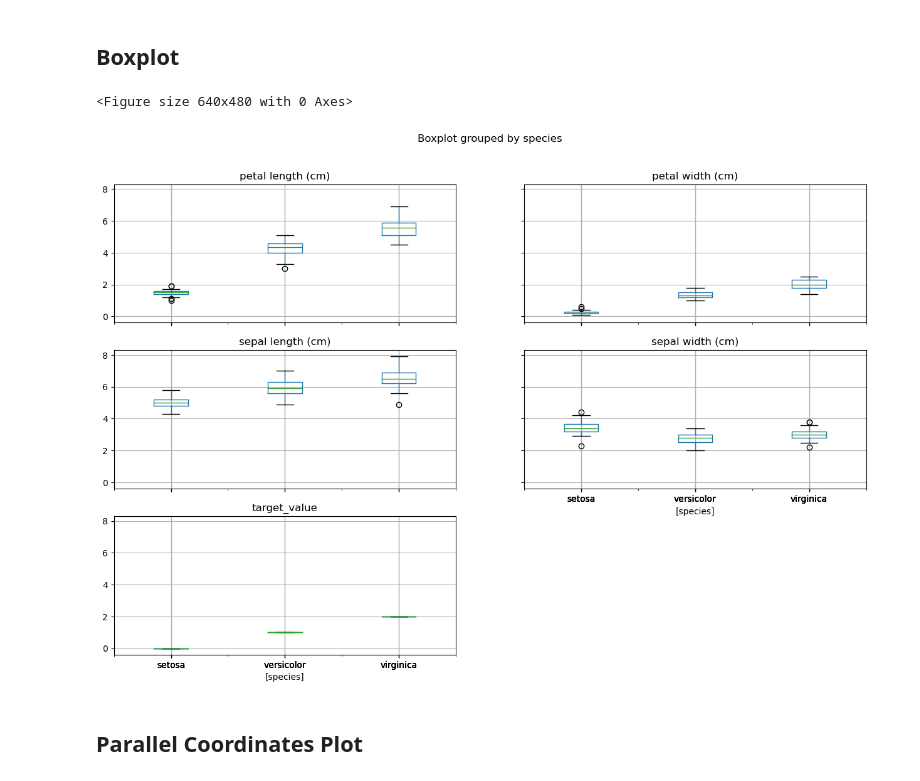
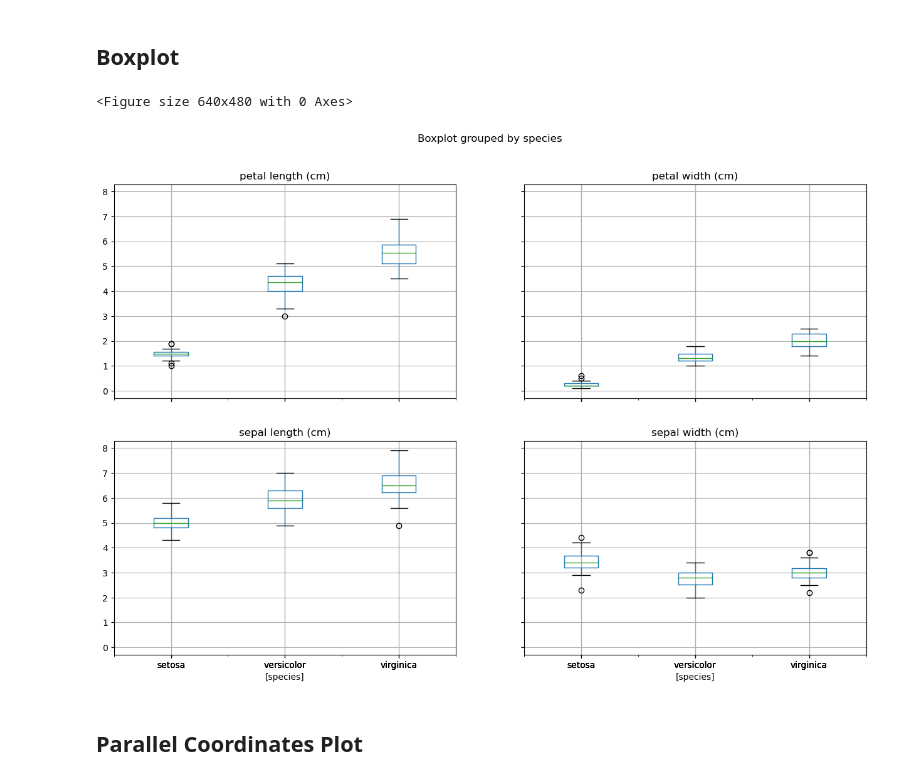
Before and after one commit to gabrielsandrade/ENGG67-topicos_especiais_em_eng_comp, a Jupyter notebook: Q1.ipynb, the cells around one changed output. Cells and saved outputs as stored; diff of their text form; code cells hidden in the pictures.

```diff
--- a/Q1.ipynb
+++ b/Q1.ipynb
@@ -54,11 +53,11 @@ df.describe()
 ## Boxplot
 # %%
 plt.figure()
-ax = df.boxplot(by="species", figsize=(15, 10))
+ax = df[df.columns[:-1]].boxplot(by="species", figsize=(15, 10))
 plt.show()
 # %% [output]
 <Figure size 640x480 with 0 Axes>
-[figure, old version]
+[figure, new version]
 # %% [markdown]
 ## Parallel Coordinates Plot
 # %%
```
Also changed, not shown: parts of 6 cells of this notebook, 2 other files.
